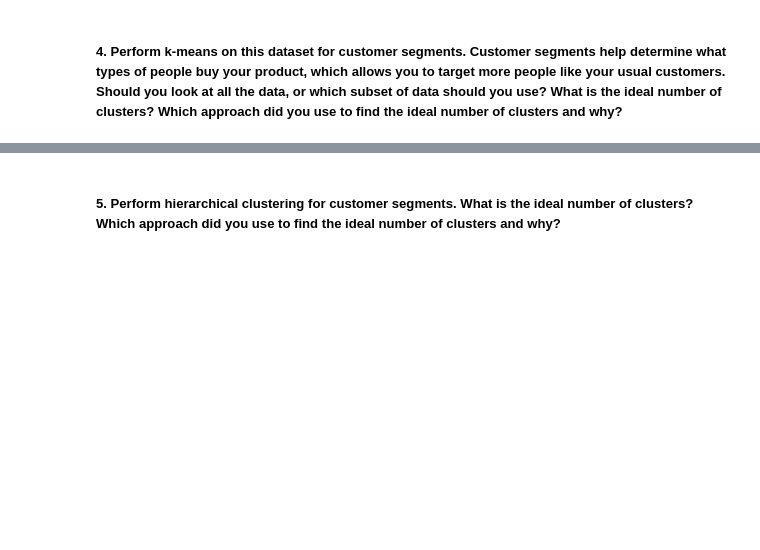
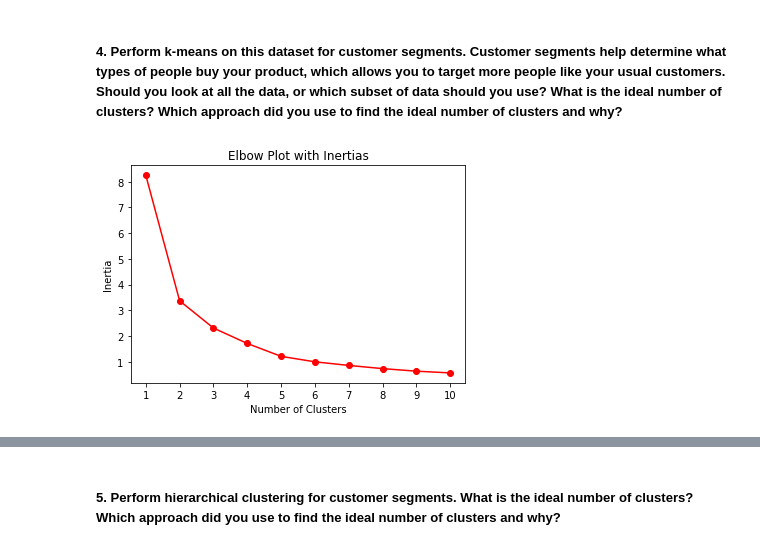
Before and after one commit to existentialplantperson/Week_19, a Jupyter notebook: WK19_Homework.ipynb, the cells around one changed output, grey strips where cells are left out. Cells and saved outputs as stored; diff of their text form; code cells hidden in the pictures; blank space fills up the shorter version.

```diff
--- a/WK19_Homework.ipynb
+++ b/WK19_Homework.ipynb
@@ -10,0 +278,3 @@
+# %%
+purchases['TotalPrice'] = purchases['Quantity']*purchases['UnitPrice']
+purchases
@@ -10,0 +297,6 @@
+# %%
+#drop redundant columns
+purchases.drop(['StockCode', 'Country', 'Description', 'CustomerID'], axis=1, inplace=True)
+
+purchases.reset_index()
+purchases
@@ -10,0 +332,7 @@
+# %%
+# instantiate and apply Normalizer
+purchases_norm = Normalizer().fit_transform(purchases)
+
+#output is an array
+purchases_norm_df = pd.DataFrame(purchases_norm, columns = purchases.columns)
+purchases_norm_df.describe()
@@ -12,0 +355,29 @@
+# %%
+# Find best number of clusters using inertias and distortions of KMeans for cluster numbers 1-6
+inertias = []
+distortions = []
+
+ns = range(1,11,1)
+
+for n in ns:
+    #instantiate and fit KMeans model
+    model = KMeans(n_clusters=n)
+    model.fit(purchases_norm)
+
+    #extract inertia from model, append to list
+    inertias.append(model.inertia_)
+
+    #extract distortion from model, append to list
+    distortion = sum(np.square(np.min(cdist(purchases_norm, model.cluster_centers_,
+                     'euclidean'), axis=1))) / purchases_norm.shape[0]
+    distortions.append(distortion)
+# %%
+#plot inertias of models
+plt.plot(ns, inertias, '-o', c='r')
+plt.title('Elbow Plot with Inertias')
+plt.xlabel('Number of Clusters')
+plt.ylabel('Inertia')
+plt.xticks(ns)
+plt.show()
+# %% [output]
+[figure, added]
```
Also changed, not shown: parts of 37 cells of this notebook, 1 other file.
